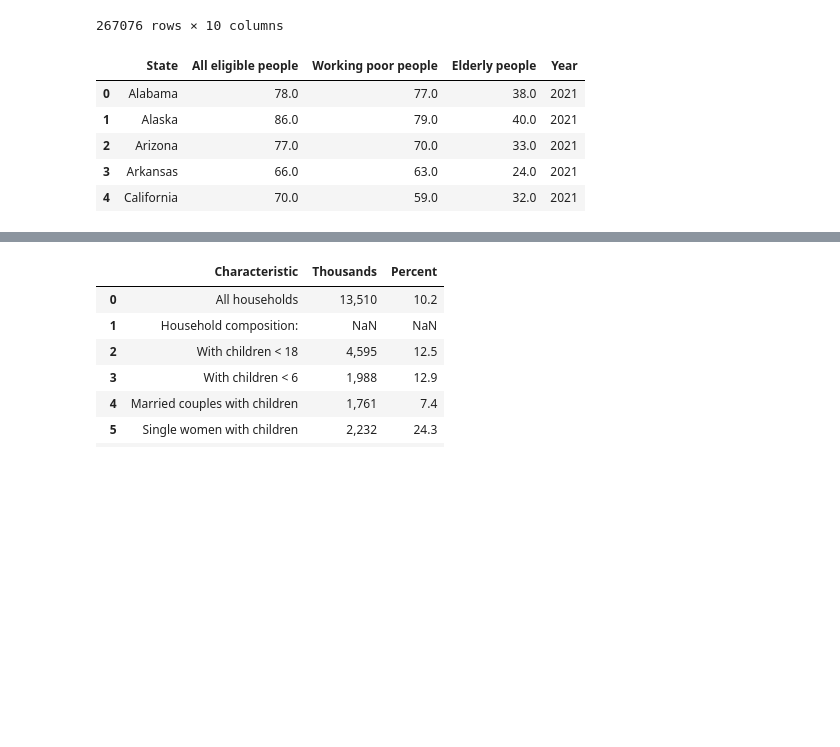
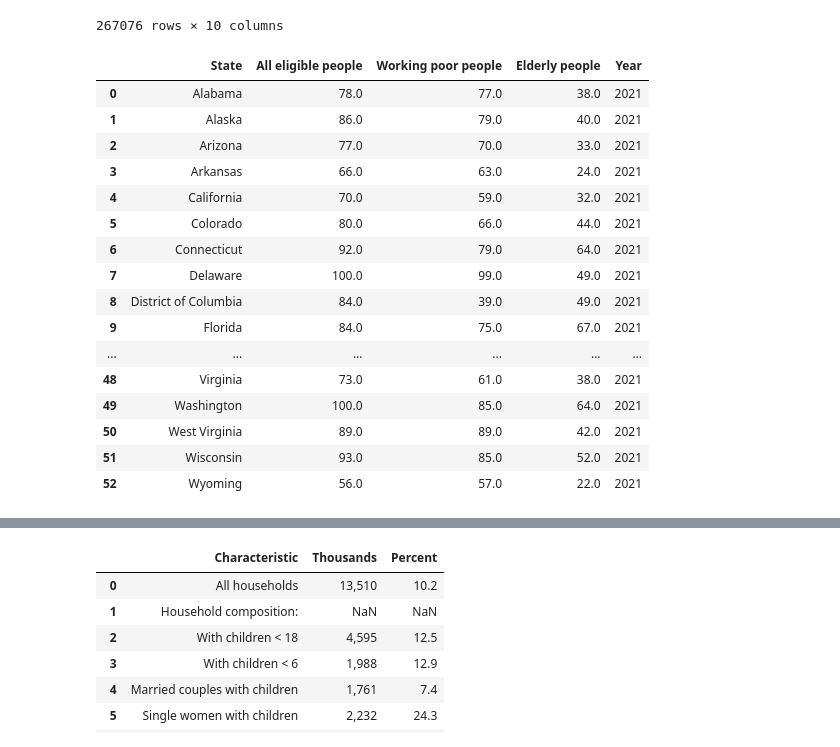
Before and after one commit to himalayahall/DATA608, a Jupyter notebook: Story 6/Story6.ipynb, the cells around one changed output, grey strips where cells are left out. Drawn from its saved outputs; the diff is of its cells as text; code cells hidden in the pictures; blank space fills up the shorter version.

```diff
--- a/Story 6/Story6.ipynb
+++ b/Story 6/Story6.ipynb
@@ -91,15 +91,26 @@ merged
 # %%
 # Data source: https://www.fns.usda.gov/usamap#
 snap_df = pd.read_csv('./data/snap_participation.csv')
 snap_df['Year'] = 2021
-snap_df.head()
+snap_df
 # %% [output]
 |  | State | All eligible people | Working poor people | Elderly people | Year |
 | 0 | Alabama | 78.0 | 77.0 | 38.0 | 2021 |
 | 1 | Alaska | 86.0 | 79.0 | 40.0 | 2021 |
 | 2 | Arizona | 77.0 | 70.0 | 33.0 | 2021 |
 | 3 | Arkansas | 66.0 | 63.0 | 24.0 | 2021 |
 | 4 | California | 70.0 | 59.0 | 32.0 | 2021 |
+| 5 | Colorado | 80.0 | 66.0 | 44.0 | 2021 |
+| 6 | Connecticut | 92.0 | 79.0 | 64.0 | 2021 |
+| 7 | Delaware | 100.0 | 99.0 | 49.0 | 2021 |
+| 8 | District of Columbia | 84.0 | 39.0 | 49.0 | 2021 |
+| 9 | Florida | 84.0 | 75.0 | 67.0 | 2021 |
+| ... | ... | ... | ... | ... | ... |
+| 48 | Virginia | 73.0 | 61.0 | 38.0 | 2021 |
+| 49 | Washington | 100.0 | 85.0 | 64.0 | 2021 |
+| 50 | West Virginia | 89.0 | 89.0 | 42.0 | 2021 |
+| 51 | Wisconsin | 93.0 | 85.0 | 52.0 | 2021 |
+| 52 | Wyoming | 56.0 | 57.0 | 22.0 | 2021 |
 # %%
 # merged = merged.merge(snap_df, how='left', on=['State', 'Year'])
 # merged.head()
```
Also changed, not shown: parts of 5 cells of this notebook, 1 other file.
